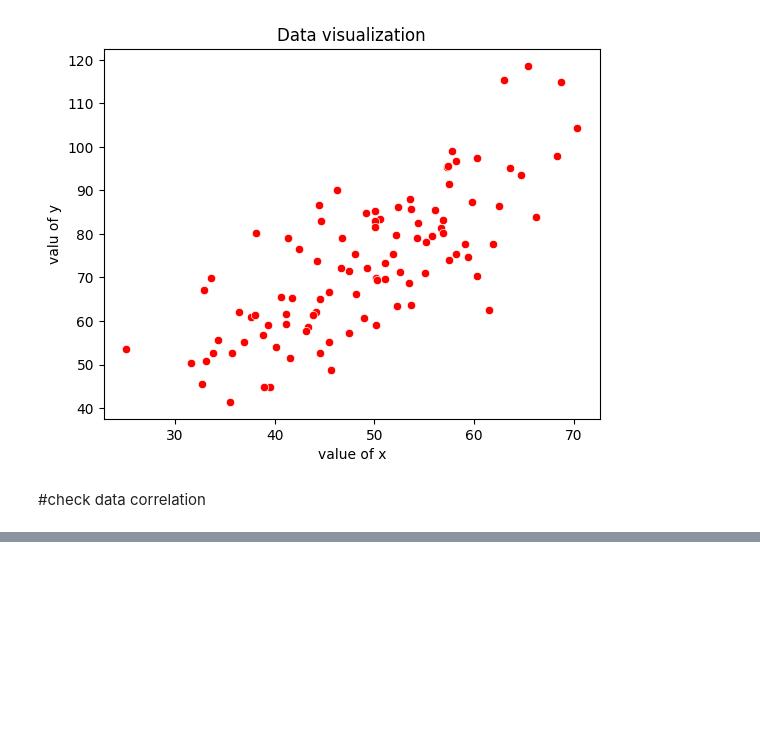
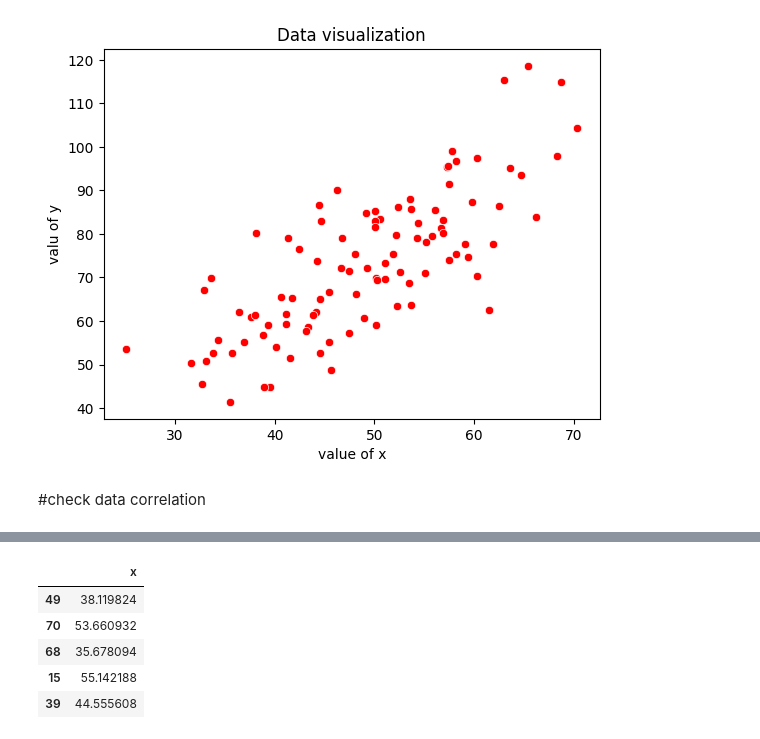
Before and after one commit to arzuantor/Linear-Regression, a Jupyter notebook: leaner_rigression_.ipynb, the cells around one changed output, grey strips where cells are left out. Saved outputs shown, nothing was run; the diff lists cells and outputs as text; code cells hidden in the pictures; blank space fills up the shorter version.

```diff
--- a/leaner_rigression_.ipynb
+++ b/leaner_rigression_.ipynb
@@ -61,0 +76,3 @@ plt.show()
+# %%
+x=df[['x']]
+y=df['y']
@@ -61,0 +92,11 @@ plt.show()
+# %%
+xtrain,xtest,ytrain,ytest=train_test_split(x,y,test_size=0.2,random_state=42)
+# %%
+xtrain.head()
+# %% [output]
+|  | x |
+| 49 | 38.119824 |
+| 70 | 53.660932 |
+| 68 | 35.678094 |
+| 15 | 55.142188 |
+| 39 | 44.555608 |
```
Also changed, not shown: parts of 7 cells of this notebook.
